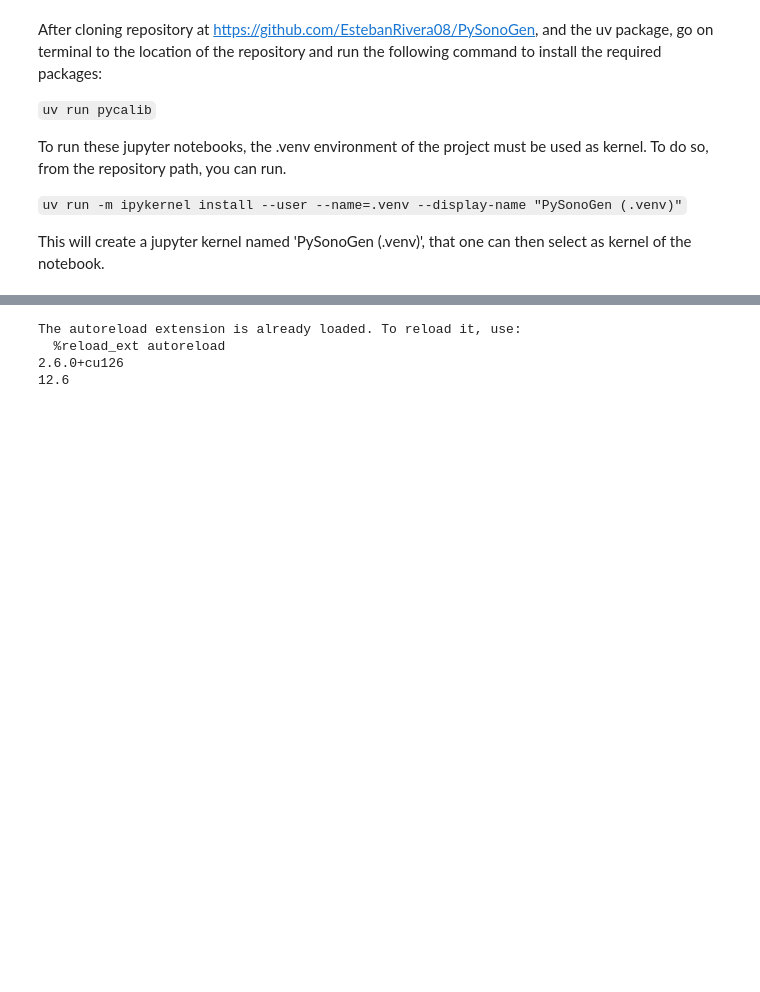
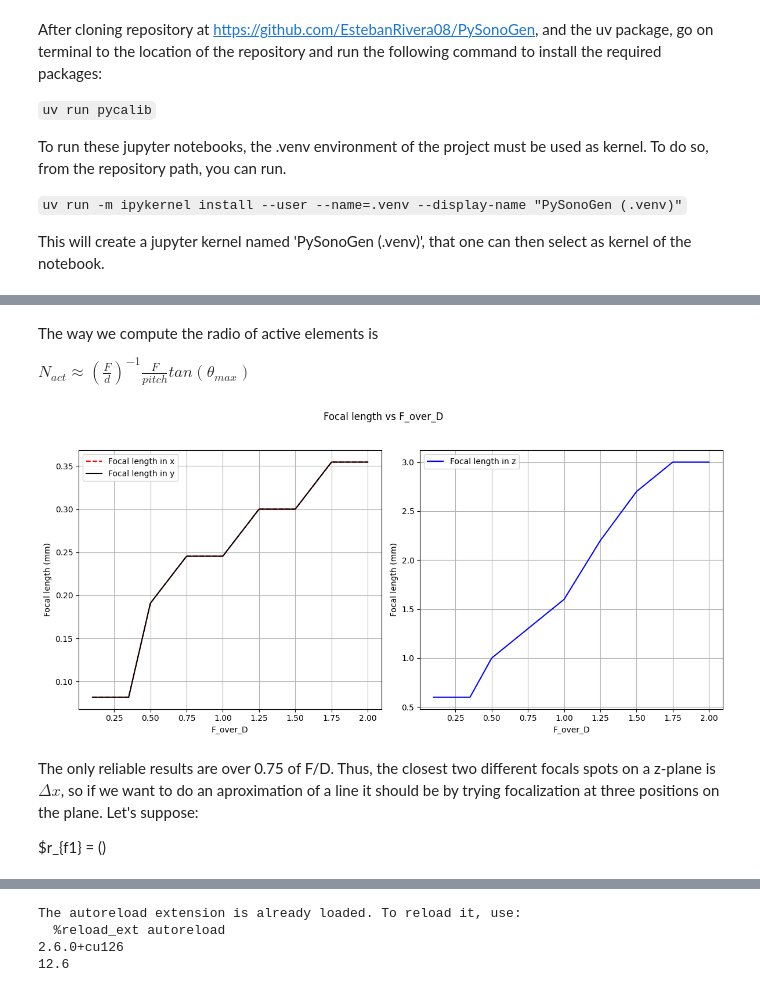
Before and after one commit to EstebanRivera08/eSDIva, a Jupyter notebook: tutorials/Tutorial_PatternedFocus.ipynb, the cells around one changed output, grey strips where cells are left out. Drawn from its saved outputs; the diff is of its cells as text; code cells hidden in the pictures; blank space fills up the shorter version.

```diff
--- a/tutorials/Tutorial_PatternedFocus.ipynb
+++ b/tutorials/Tutorial_PatternedFocus.ipynb
@@ -80,0 +207,29 @@ Widget(value='<iframe src="http://localhost:58253/index.html?ui=P_0x22a2e9430b0_
+# %% [markdown]
+The way we compute the radio of active elements is
+
+$ N_{act} \approx (\frac{F}{d})^{-1} \frac{F}{pitch} tan(\theta_{max}) $
+# %%
+fig, axs = plt.subplots(1, 2, figsize=(12, 6))
+fig.suptitle('Focal length vs F_over_D')
+
+axs[0].plot(list_FD, focal_lengths[:, 0], '--r', label='Focal length in x')
+axs[0].plot(list_FD, focal_lengths[:, 1], '-k', label='Focal length in y')
+axs[0].set_xlabel('F_over_D')
+axs[0].set_ylabel('Focal length (mm)')
+axs[0].legend()
+axs[0].grid()
+
+axs[1].plot(list_FD, focal_lengths[:, 2], 'b', label='Focal length in z')
+axs[1].set_xlabel('F_over_D')
+axs[1].set_ylabel('Focal length (mm)')
+axs[1].legend()
+axs[1].grid()
+
+plt.tight_layout(rect=[0, 0.03, 1, 0.95])
+plt.show()
+# %% [output]
+[figure, added]
+# %% [markdown]
+The only reliable results are over 0.75 of F/D. Thus, the closest two different focals spots on a z-plane is $\Delta x$, so if we want to do an aproximation of a line it should be by trying focalization at three positions on the plane. Let's suppose:
+
+$r_{f1} = ()
```
Also changed, not shown: parts of 46 cells of this notebook, 4 other files.
